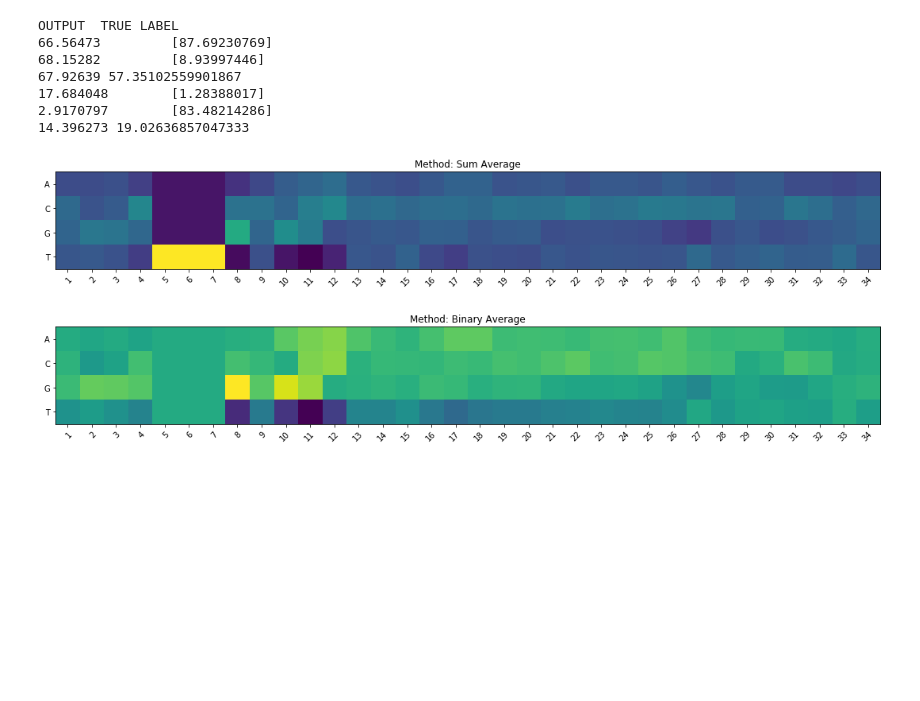
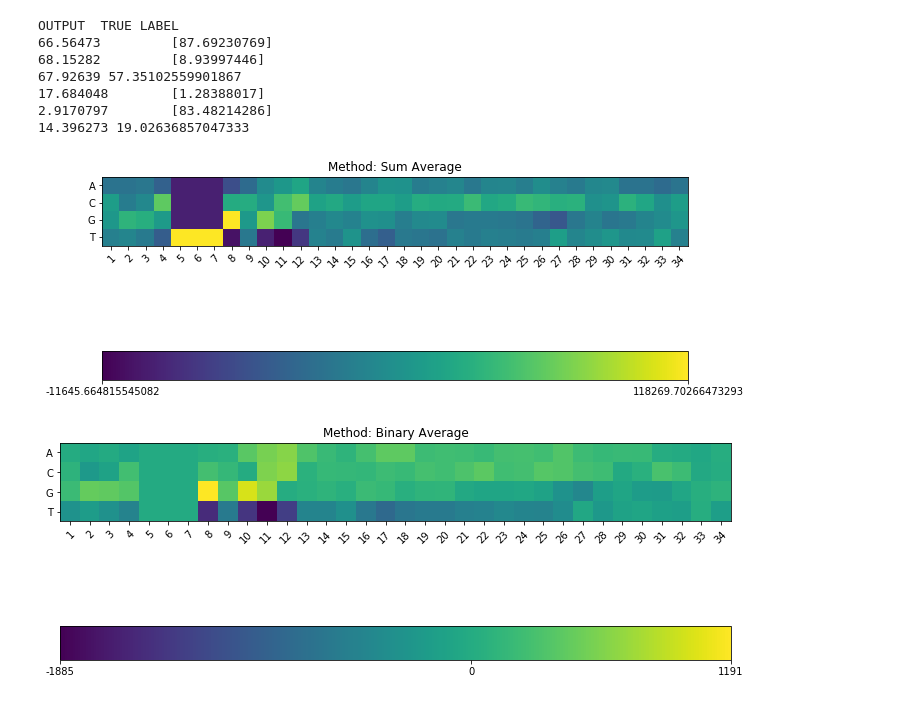
Before and after one commit to sproft/DeepCpf1, a Jupyter notebook: Heatmapping/HeatmapDeepCpf1.ipynb, the cells around one changed output. Saved outputs shown, nothing was run; the diff lists cells and outputs as text; code cells hidden in the pictures; blank space fills up the shorter version.

Commit message:
added colorbar
# Conflicts:
#	DeepCpf1.py

```diff
--- a/Heatmapping/HeatmapDeepCpf1.ipynb
+++ b/Heatmapping/HeatmapDeepCpf1.ipynb
@@ -307,9 +307,9 @@ OUTPUT  TRUE LABEL
 2.9170797        [83.48214286]
 14.396273 19.02636857047333
 # %%
-plt.rcParams["figure.figsize"] = (15, 10)
+plt.rcParams["figure.figsize"] = (10, 10)
 
-sum_SEQ = np.zeros((34,4),dtype=float)
+sum_SEQ = np.zeros((34, 4), dtype=float)
 
 topSEQ = SEQ[split == 3]
 botSEQ = SEQ[split == 0]
@@ -318,7 +318,7 @@ topScore = score[split == 3]
 botScore = score[split == 0]
 
 for l in range(len(topSEQ)):
-    sum_SEQ = sum_SEQ + (topSEQ[l]*topScore[l]/len(topSEQ)) + (botSEQ[l]*botScore[l]*(-1)/len(botSEQ))
+    sum_SEQ = sum_SEQ + (topSEQ[l]*topScore[l]) + (botSEQ[l]*botScore[l]*(-1))
 
 # plot
 sequence = np.transpose(sum_SEQ)
@@ -327,7 +327,7 @@ positions = list(range(1, 35))
 bases = ["A", "C", "G", "T"]
 
 fig, ax = plt.subplots()
-im = ax.imshow(sequence)
+im = ax.imshow(sequence, vmax=np.max(sequence[sequence!=np.max(sequence)]))
 
 # We want to show all ticks...
 ax.set_xticks(np.arange(len(positions)))
@@ -340,37 +340,44 @@ ax.set_yticklabels(bases)
 plt.setp(ax.get_xticklabels(), rotation=45, ha="right",
          rotation_mode="anchor")
 
+cbar = fig.colorbar(im, ticks=[np.min(sequence), np.max(sequence[sequence != np.max(sequence)])], orientation='horizontal')
+cbar.ax.set_xticklabels([np.min(sequence), np.max(sequence[sequence!=np.max(sequence)])])  # horizontal colorbar
+
 ax.set_title("Method: Sum Average")
 fig.tight_layout()
 plt.show()
 
-
+plt.rcParams["figure.figsize"] = (10, 10)
 #plot
-sequence = np.transpose(np.sum(np.add(topSEQ/len(topSEQ), botSEQ*(-1)/len(botSEQ)), axis=0))
+sequence = np.transpose(np.sum(np.add(topSEQ, botSEQ*(-1)), axis=0))
 
 positions = list(range(1, 35))
 bases = ["A", "C", "G", "T"]
 
 fig, ax = plt.subplots()
 im = ax.imshow(sequence)
 
 # We want to show all ticks...
 ax.set_xticks(np.arange(len(positions)))
 ax.set_yticks(np.arange(len(bases)))
 # ... and label them with the respective list entries
 ax.set_xticklabels(positions)
 ax.set_yticklabels(bases)
 
 # Rotate the tick labels and set their alignment.
 plt.setp(ax.get_xticklabels(), rotation=45, ha="right",
          rotation_mode="anchor")
 
 ax.set_title("Method: Binary Average")
+
+cbar = fig.colorbar(im, ticks=[np.min(sequence), 0, np.max(sequence)], orientation='horizontal')
+cbar.ax.set_xticklabels([np.min(sequence), '0', np.max(sequence)])  # horizontal colorbar
+
 fig.tight_layout()
 plt.show()
 # %% [output]
-[figure, old version]
+[figure, new version]
-[figure, old version]
+[figure, new version]
 # %%
 #clean shutdown for tf.
 
```
